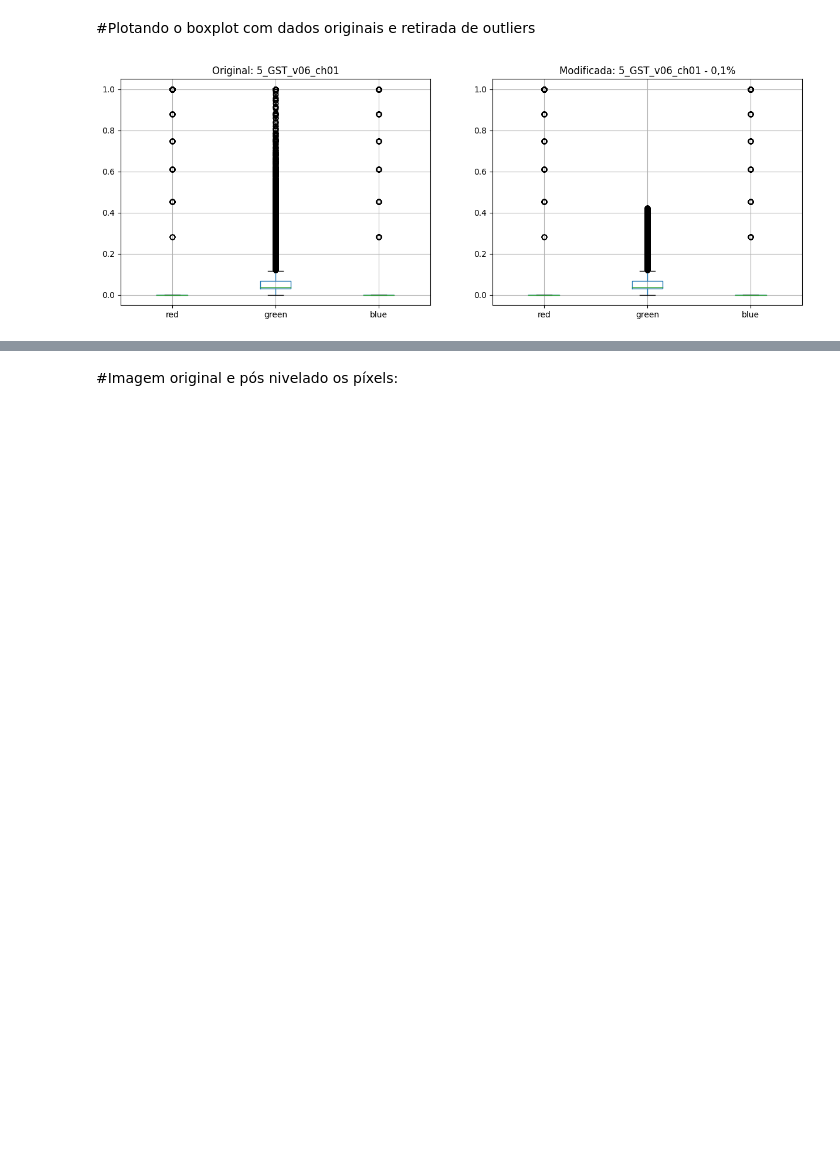
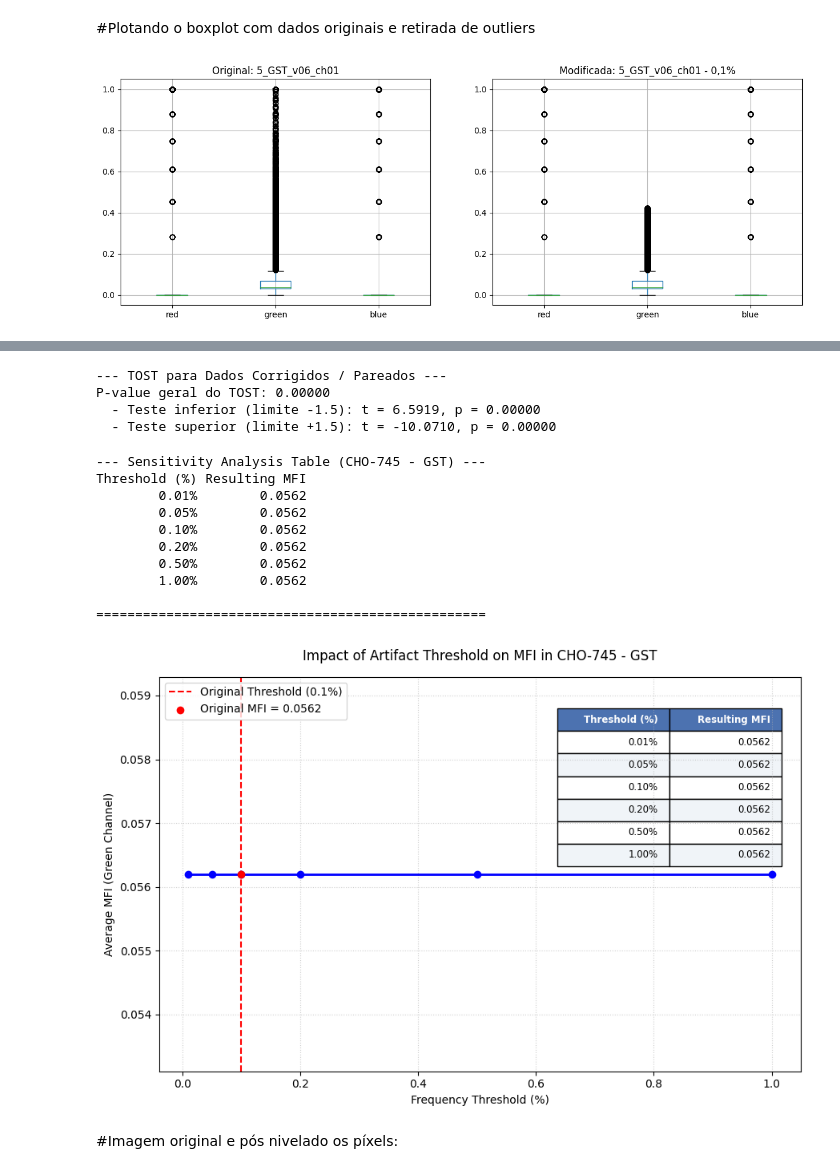
Before and after one commit to Laboratorio-de-Analise-de-Dados/img-PEP, a Jupyter notebook: dev/script/1_Retirada_excesso_pixel_2026-10-09.ipynb, the cells around one changed output, grey strips where cells are left out. Saved outputs shown, nothing was run; the diff lists cells and outputs as text; code cells hidden in the pictures; blank space fills up the shorter version.

```diff
--- a/dev/script/1_Retirada_excesso_pixel_2026-10-09.ipynb
+++ b/dev/script/1_Retirada_excesso_pixel_2026-10-09.ipynb
@@ -137,0 +196,20 @@ plt.show()
+# %%
+# Sua função original (com ajuste robusto de compatibilidade para nomes de colunas no pandas)
+def corrigir_pixel(img_df_first, threshold=0.001):
+  img_df_green = img_df_first['green'].copy() #copiando apenas a coluna verde da df original
+  freq = (
+      img_df_green.value_counts(normalize=True)
+      .to_frame()
+      .reset_index()
+      .rename(columns={'index':'green', 'green':'proportion'})
+      .sort_values('green', ascending=False)
+  )
+  soma = 0 #igualando a variavel a 0
+  for n in range(len(freq)): #iteração para percorrer na df e somar os valores da coluna 1
+    soma += freq.iloc[n,1]
+    if soma >= 0.001: #0,1% dos dados
+      break
+  img_df_second = img_df_first.copy()
+  novo_valor = 0.0  # converter os valores em zero
+  img_df_second.loc[img_df_second['green'] >= freq.iloc[n,0], 'green'] = novo_valor
+  return img_df_second
@@ -138,3 +345,45 @@ plt.show()
+# %%
+import numpy as np
+from statsmodels.stats.weightstats import ttost_paired
+
+# Simulando dados pareados
+np.random.seed(123)
+dados_brutos = np.random.normal(50, 3, 30)
+dados_corrigidos = dados_brutos + np.random.normal(0.2, 0.8, 30)
+
+limite_pareado = 1.5
+
+# Executando o TOST pareado
+resultado_p = ttost_paired(
+    x1=dados_brutos,
+    x2=dados_corrigidos,
+    low=-limite_pareado,
+    upp=limite_pareado
+)
+
+print("\n--- TOST para Dados Corrigidos / Pareados ---")
+print(f"P-value geral do TOST: {resultado_p[0]:.5f}")
+print(f"  - Teste inferior (limite -{limite_pareado}): t = {resultado_p[1][0]:.4f}, p = {resultado_p[1][1]:.5f}")
+print(f"  - Teste superior (limite +{limite_pareado}): t = {resultado_p[2][0]:.4f}, p = {resultado_p[2][1]:.5f}")
+# %% [output]
+--- TOST para Dados Corrigidos / Pareados ---
+P-value geral do TOST: 0.00000
+  - Teste inferior (limite -1.5): t = 6.5919, p = 0.00000
+  - Teste superior (limite +1.5): t = -10.0710, p = 0.00000
+# %%
+analise_indice_corte(df_test=img_df_first, title=title)
+# %% [output]
+--- Sensitivity Analysis Table (CHO-745 - GST) ---
+Threshold (%) Resulting MFI
+        0.01%        0.0562
+        0.05%        0.0562
+        0.10%        0.0562
+        0.20%        0.0562
+        0.50%        0.0562
+        1.00%        0.0562
+
+==================================================
+[figure, added]
 # %% [markdown]
 #Imagem original e pós nivelado os píxels:
 # %%
```
Also changed, not shown: parts of 32 cells of this notebook, 19 other files.
